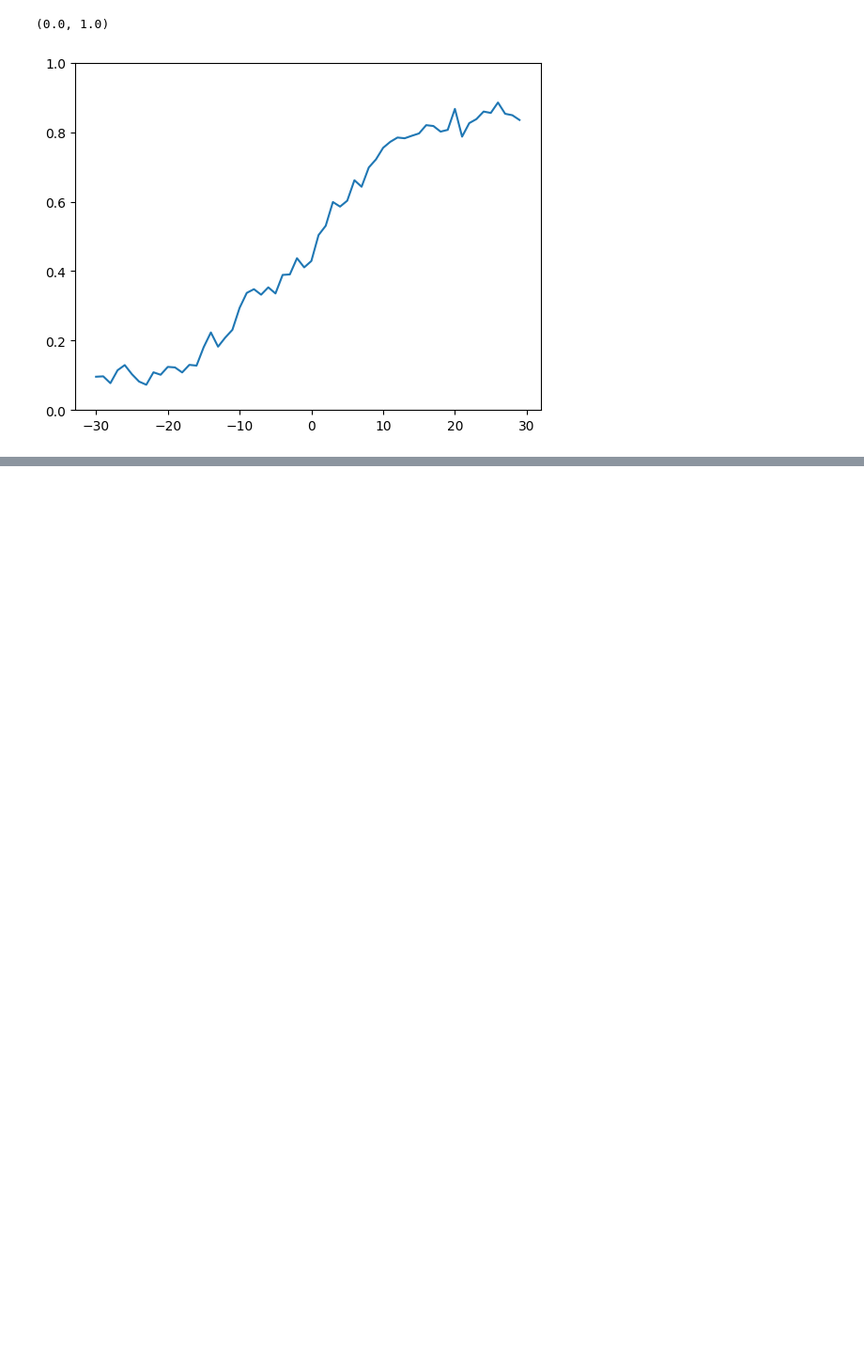
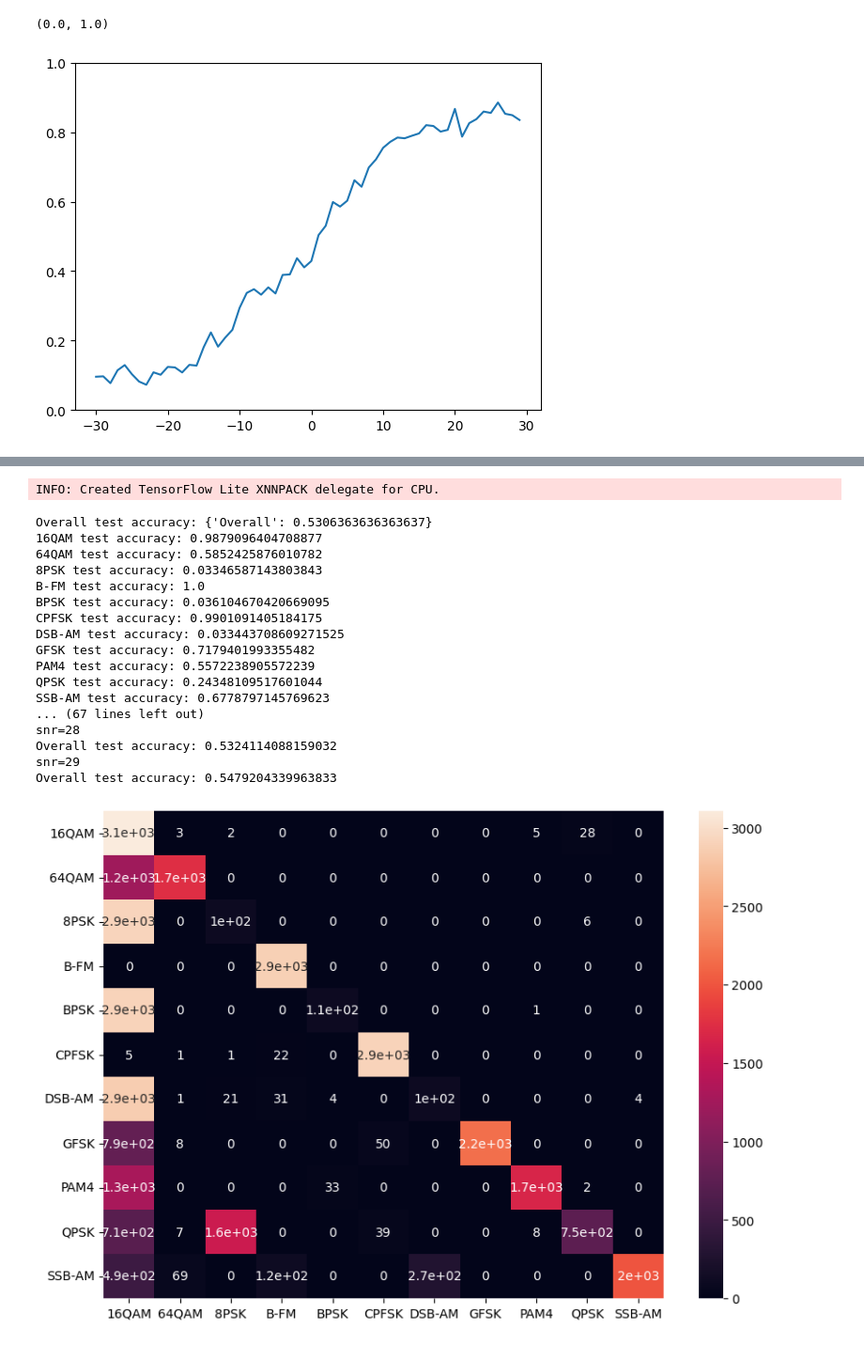
Before and after one commit to google/CFU-Playground, a Jupyter notebook: models/final_models_evaluation/cnn_mixed_v2.ipynb, the cells around one changed output, grey strips where cells are left out. Shown at 94% size. Drawn from its saved outputs; the diff is of its cells as text; code cells hidden in the pictures; blank space fills up the shorter version.

```diff
--- a/models/final_models_evaluation/cnn_mixed_v2.ipynb
+++ b/models/final_models_evaluation/cnn_mixed_v2.ipynb
@@ -592,0 +672,9 @@ len(train_data)
+# %%
+from tools.deployment_tools import to_tf_lite
+from tools.deployment_tools import predict_tflite
+
+representative_ds = train_data[:2000]
+print(representative_ds.dtype)
+print(representative_ds.shape)
+model_tflite = to_tf_lite(model_path, representative_ds=representative_ds, apply_quantization=True)
+open(model_quant_path, "wb").write(model_tflite)
@@ -592,0 +696,30 @@ len(train_data)
+# %%
+reload_module("tools.deployment_tools")
+from tools.deployment_tools import predict_tflite
+
+def predict_quant(model, data, *args, **kwargs):
+    # return predict_tflite(model, data)
+    return np.squeeze(predict_tflite(model, data))
+# %%
+cm_test_quant, cls_to_acc_test_quant = evaluate_model(model_tflite, test_data, test_labels, verbose=True, predict_func=predict_quant)
+snr_to_acc_test_quant = get_snr_to_acc(model_tflite, test_data, test_labels, test_indecies, verbose=True, predict_func=predict_quant)
+# %% [output]
+INFO: Created TensorFlow Lite XNNPACK delegate for CPU.
+Overall test accuracy: {'Overall': 0.5306363636363637}
+16QAM test accuracy: 0.9879096404708877
+64QAM test accuracy: 0.5852425876010782
+8PSK test accuracy: 0.03346587143803843
+B-FM test accuracy: 1.0
+BPSK test accuracy: 0.036104670420669095
+CPFSK test accuracy: 0.9901091405184175
+DSB-AM test accuracy: 0.033443708609271525
+GFSK test accuracy: 0.7179401993355482
+PAM4 test accuracy: 0.5572238905572239
+QPSK test accuracy: 0.24348109517601044
+SSB-AM test accuracy: 0.6778797145769623
+... (67 lines left out)
+snr=28
+Overall test accuracy: 0.5324114088159032
+snr=29
+Overall test accuracy: 0.5479204339963833
+[figure, added]
```
Also changed, not shown: parts of 16 cells of this notebook, 4 other files.
